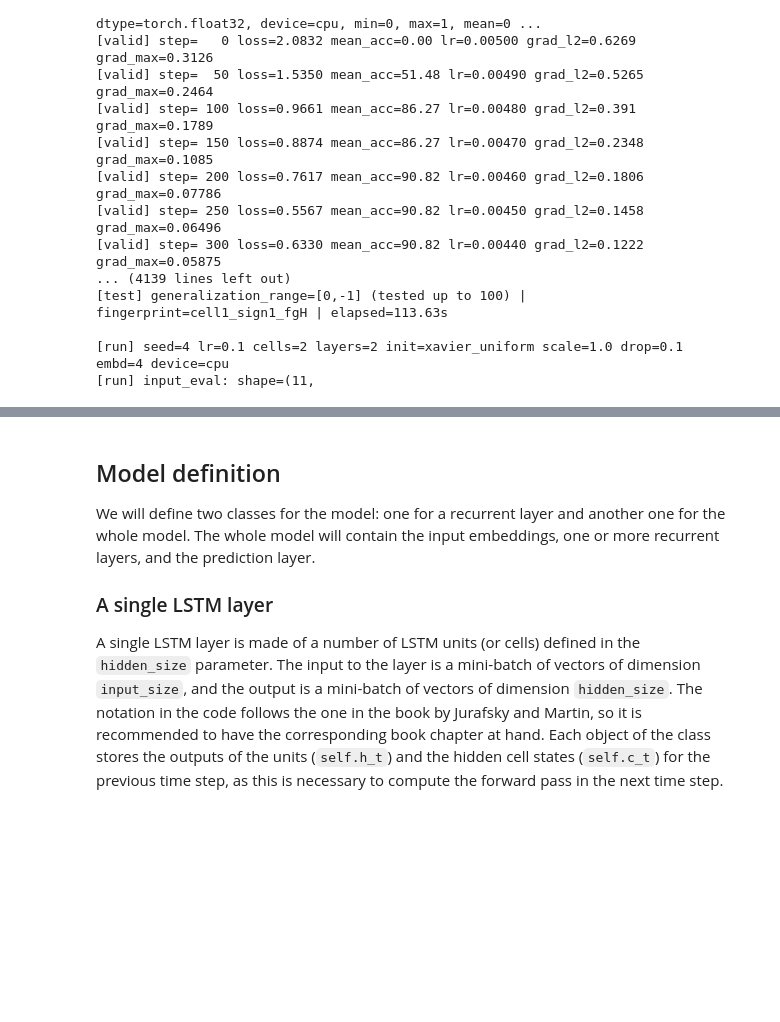
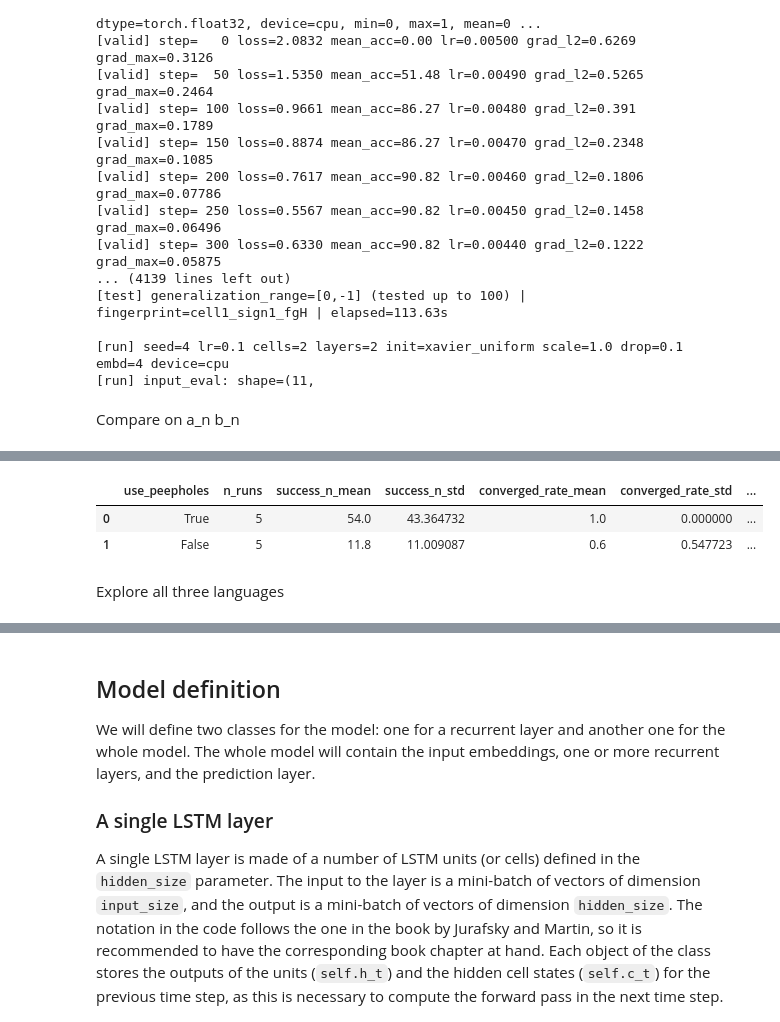
Before and after one commit to cacs2-ua/ap-redaction, a Jupyter notebook: peephole/Copia_de_lstm.ipynb, the cells around one changed output, grey strips where cells are left out. Drawn from its saved outputs; the diff is of its cells as text; code cells hidden in the pictures; blank space fills up the shorter version.

Commit message:
peephole done

```diff
--- a/peephole/Copia_de_lstm.ipynb
+++ b/peephole/Copia_de_lstm.ipynb
@@ -1112,3 +1675,37 @@ df_or_list
 
 [run] seed=4 lr=0.1 cells=2 layers=2 init=xavier_uniform scale=1.0 drop=0.1 embd=4 device=cpu
 [run] input_eval: shape=(11,
+# %% [markdown]
+Compare on a_n b_n
+# %%
+import torch
+import formal_lstm as fl
+
+device = "cuda" if torch.cuda.is_available() else "cpu"
+lang = fl.get_language_anbn()
+
+fixed = dict(
+    embd_size=4,
+    num_cells=2,
+    num_layers=1,
+    drop_prob=0.1,
+    learning_rate=0.05,
+    batch_size=10,
+    training_steps=800,
+    valid_steps=50,
+    n_max_train=10,
+    n_test_factor=10,
+    init_scheme="small_normal",
+    init_scale=1.0,
+    deterministic=True,
+)
+
+summary_df = fl.compare_peepholes_vs_base(
+    lang,
+    device=device,
+    seeds=[0,1,2,3,4],
+    fixed=fixed,
+    verbosity=1,
+)
+summary_df
+# %% [output]
@@ -1114,0 +1729,5 @@ df_or_list
+|  | use_peepholes | n_runs | success_n_mean | success_n_std | converged_rate_mean | converged_rate_std | ... |
+| 0 | True | 5 | 54.0 | 43.364732 | 1.0 | 0.000000 | ... |
+| 1 | False | 5 | 11.8 | 11.009087 | 0.6 | 0.547723 | ... |
+# %% [markdown]
+Explore all three languages
```
Also changed, not shown: parts of 5 cells of this notebook, 3 other files.
